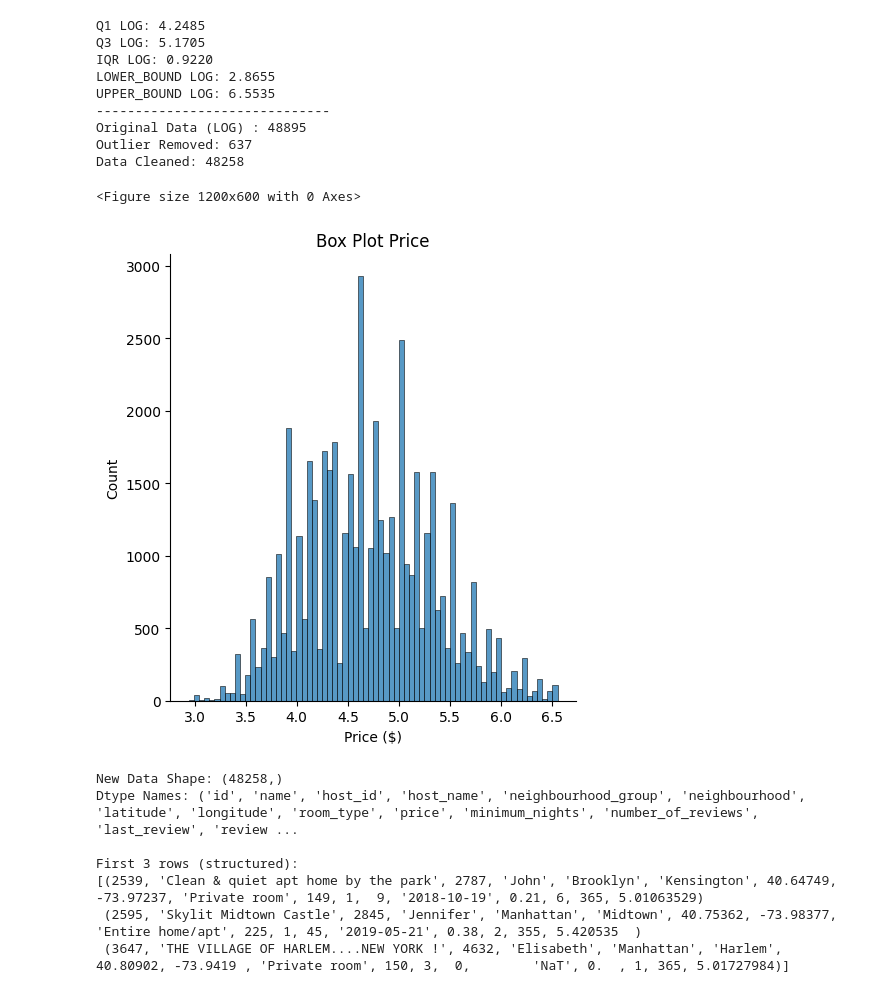
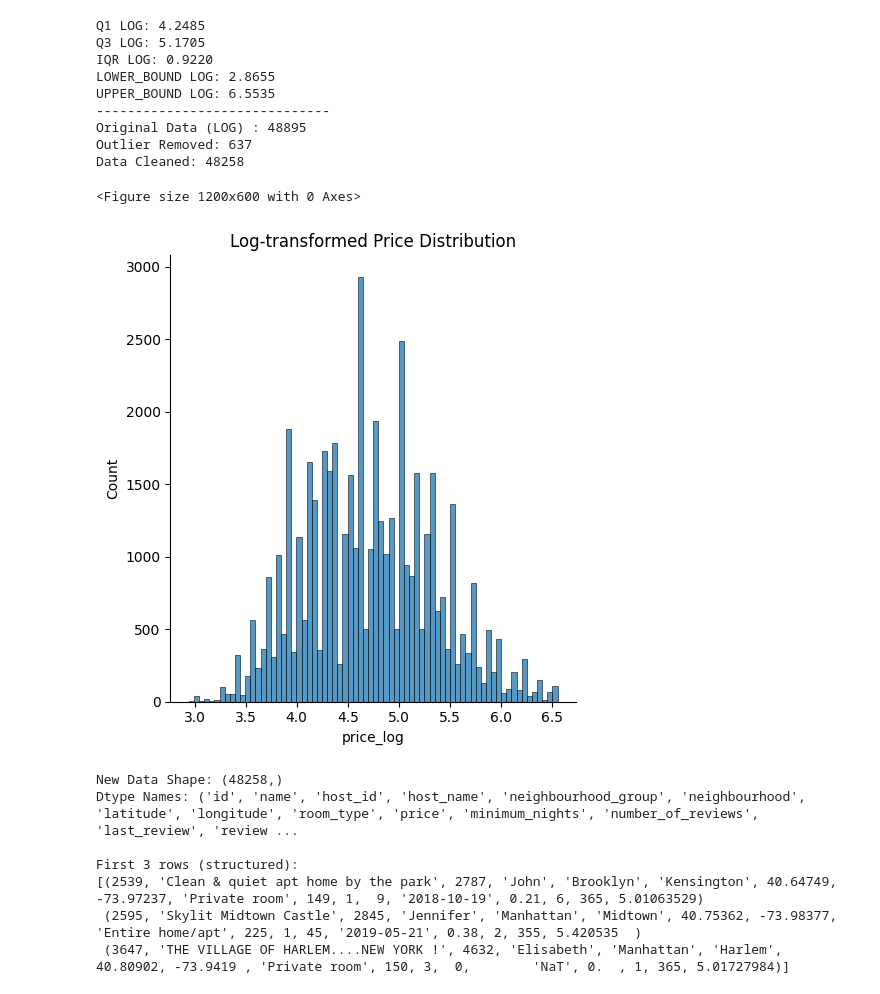
Before and after one commit to KuongB/lab02-ltkhdl, a Jupyter notebook: notebooks/02_preprocessing.ipynb, the cells around one changed output. Drawn from its saved outputs; the diff is of its cells as text; code cells hidden in the pictures.

```diff
--- a/notebooks/02_preprocessing.ipynb
+++ b/notebooks/02_preprocessing.ipynb
@@ -198,12 +198,12 @@ Data Cleaned: 48258
 # %%
 plt.figure(figsize=(12, 6))
 sns.displot(x=data['price_log'])
-plt.title('Box Plot Price')
-plt.xlabel('Price ($)')
+plt.title('Log-transformed Price Distribution')
+plt.xlabel('price_log')
 plt.show()
 # %% [output]
 <Figure size 1200x600 with 0 Axes>
-[figure, old version]
+[figure, new version]
 # %%
 print("New Data Shape:", data.shape)
 print("Dtype Names:", data.dtype.names)
```
Also changed, not shown: parts of 10 cells of this notebook, 9 other files.
